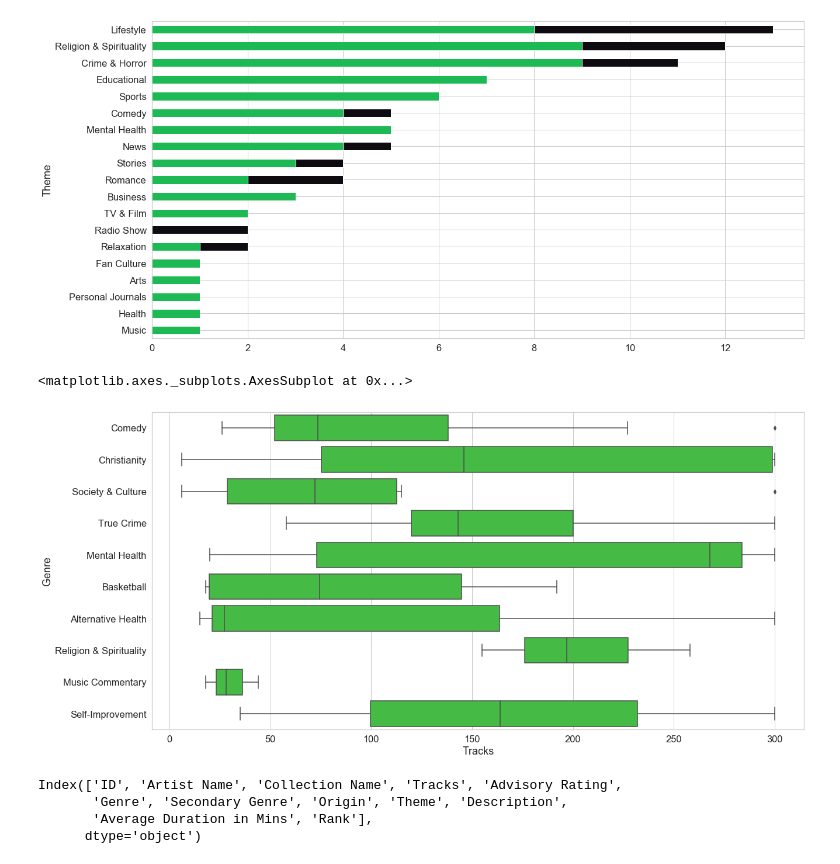
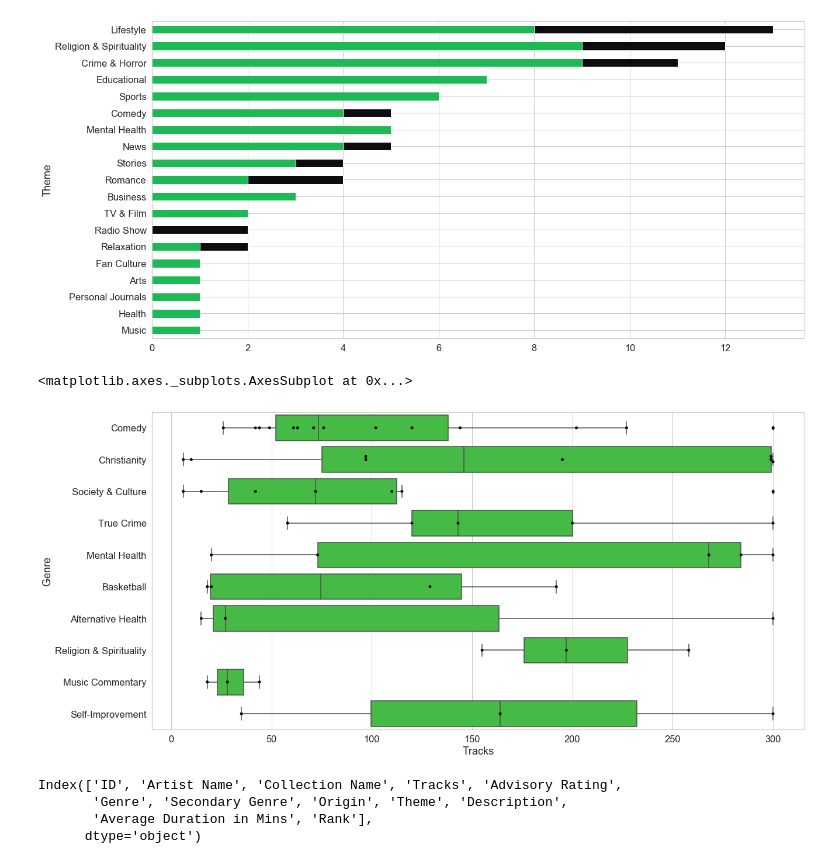
Before and after one commit to lhendg/PodcastsPh, a Jupyter notebook: Analysis.ipynb, the cells around one changed output. Drawn from its saved outputs; the diff is of its cells as text; code cells hidden in the pictures.

```diff
--- a/Analysis.ipynb
+++ b/Analysis.ipynb
@@ -100,11 +105,14 @@ test.plot(kind='barh', stacked=True, legend=False)
 # %% [output]
 <matplotlib.axes._subplots.AxesSubplot at 0x...>
 [figure]
+# %%
+sns.boxplot(x='Tracks', y='Genre', color='limegreen', data=data, order = data['Genre'].value_counts().iloc[:10].index)
+sns.swarmplot(x='Tracks', y='Genre', color='black', data=data, order = data['Genre'].value_counts().iloc[:10].index)
+# %% [output]
+<matplotlib.axes._subplots.AxesSubplot at 0x...>
+[figure, added]
 # %%
-sns.boxplot(x='Tracks', y='Genre', color='limegreen', data=data, order = data['Genre'].value_counts().iloc[:10].index)
+sns.boxplot(x='Average ', y='Theme', color='limegreen', data=data, order = data['Genre'].value_counts().iloc[:10].index)
-# %% [output]
-<matplotlib.axes._subplots.AxesSubplot at 0x...>
-[figure, removed]
 # %%
 df_local = data[data['Origin'] == 'Local']
 df_intl = data[data['Origin'] == 'Intl']
```
Also changed, not shown: parts of 4 cells of this notebook, 1 other file.
